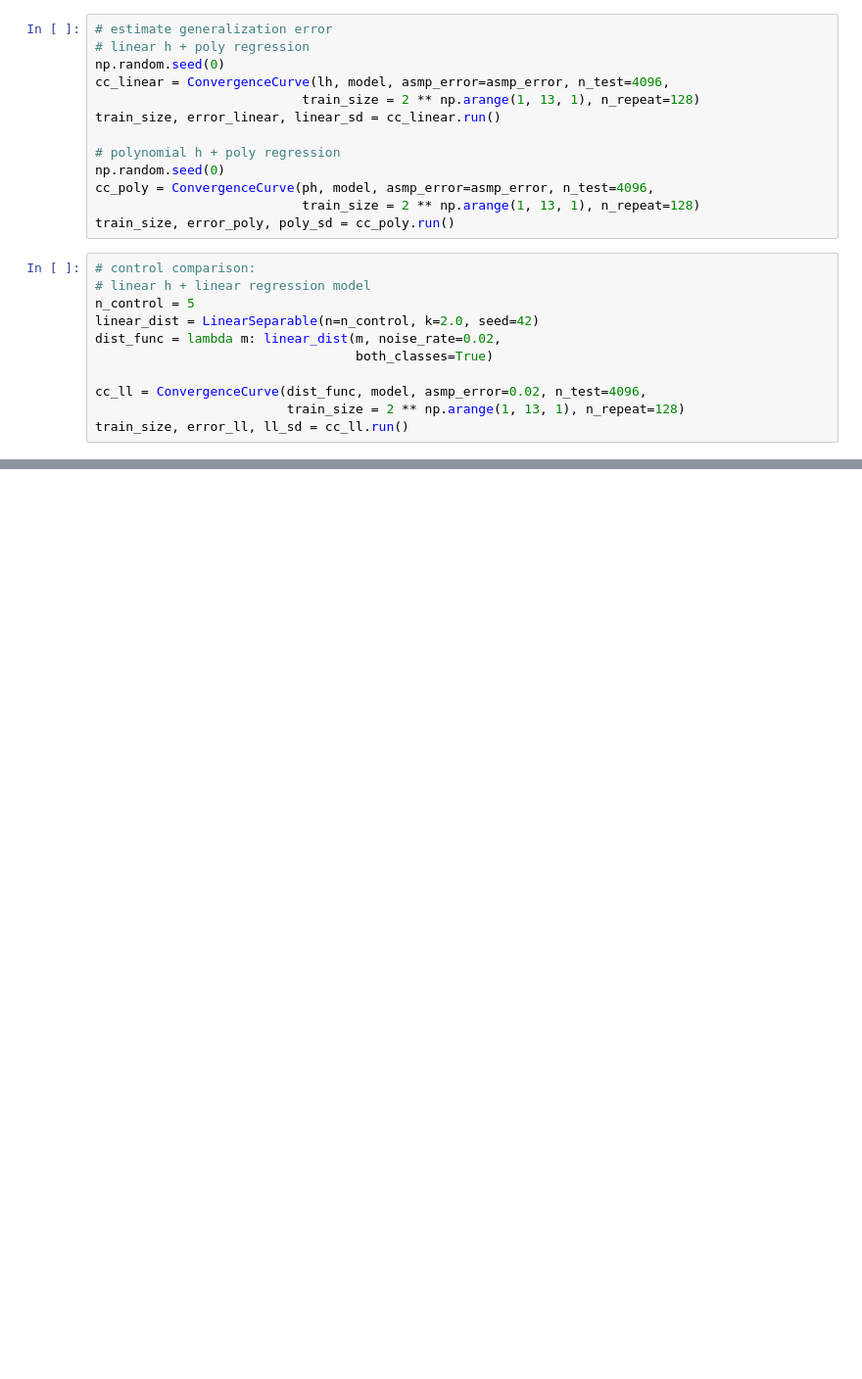
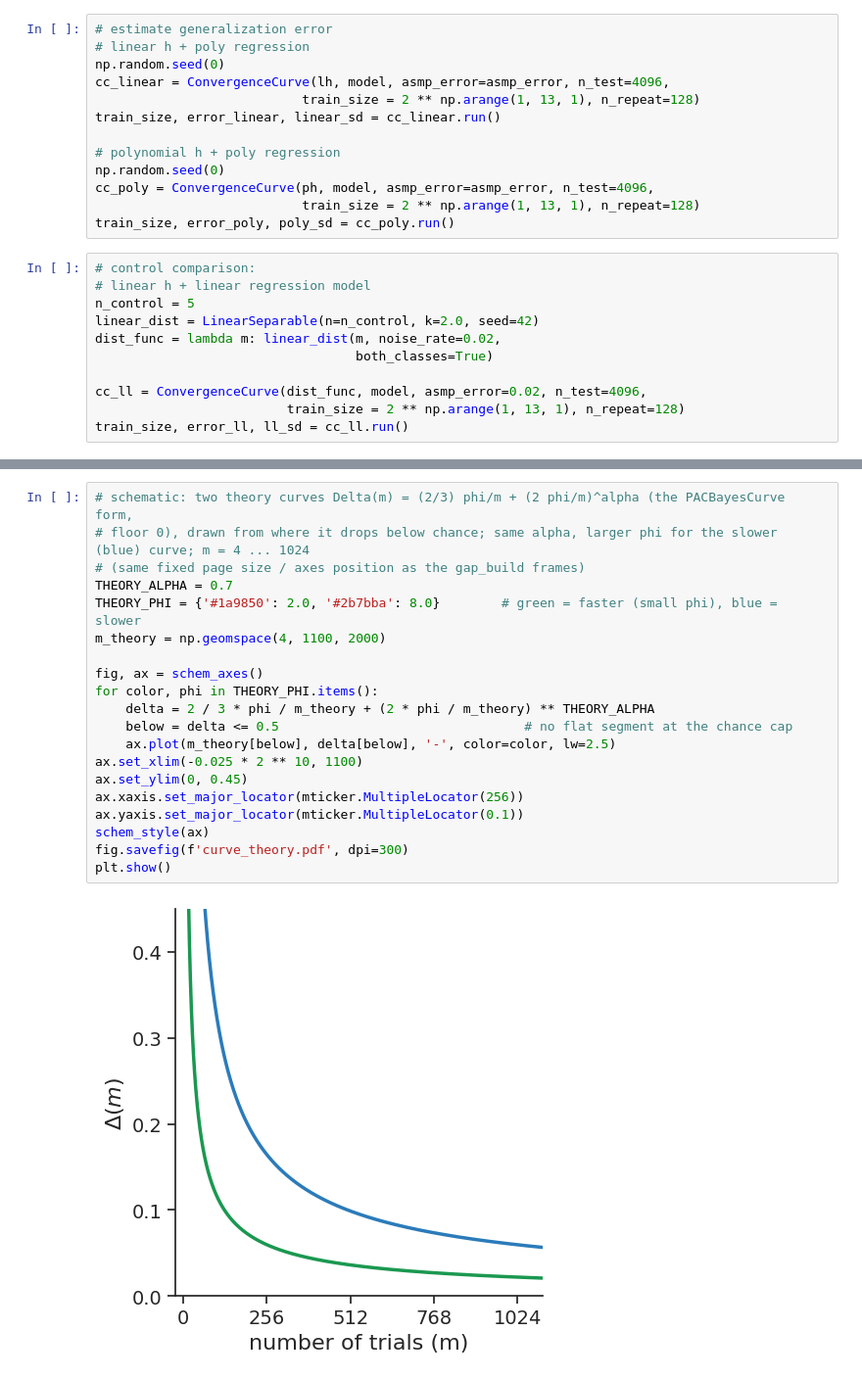
Before and after one commit to lingqiz/inductive-bias, a Jupyter notebook: analysis/theory_curves.ipynb, the cells around one changed output, grey strips where cells are left out. Shown at 98% size. Drawn from its saved outputs; the diff is of its cells as text; blank space fills up the shorter version.

```diff
--- a/analysis/theory_curves.ipynb
+++ b/analysis/theory_curves.ipynb
@@ -154,0 +254,22 @@ plt.show()
+# %%
+# schematic: two theory curves Delta(m) = (2/3) phi/m + (2 phi/m)^alpha (the PACBayesCurve form,
+# floor 0), drawn from where it drops below chance; same alpha, larger phi for the slower (blue) curve; m = 4 ... 1024
+# (same fixed page size / axes position as the gap_build frames)
+THEORY_ALPHA = 0.7
+THEORY_PHI = {'#1a9850': 2.0, '#2b7bba': 8.0}        # green = faster (small phi), blue = slower
+m_theory = np.geomspace(4, 1100, 2000)
+
+fig, ax = schem_axes()
+for color, phi in THEORY_PHI.items():
+    delta = 2 / 3 * phi / m_theory + (2 * phi / m_theory) ** THEORY_ALPHA
+    below = delta <= 0.5                                # no flat segment at the chance cap
+    ax.plot(m_theory[below], delta[below], '-', color=color, lw=2.5)
+ax.set_xlim(-0.025 * 2 ** 10, 1100)
+ax.set_ylim(0, 0.45)
+ax.xaxis.set_major_locator(mticker.MultipleLocator(256))
+ax.yaxis.set_major_locator(mticker.MultipleLocator(0.1))
+schem_style(ax)
+fig.savefig(f'curve_theory.pdf', dpi=300)
+plt.show()
+# %% [output]
+[figure, added]
```
Also changed, not shown: parts of 13 cells of this notebook.
